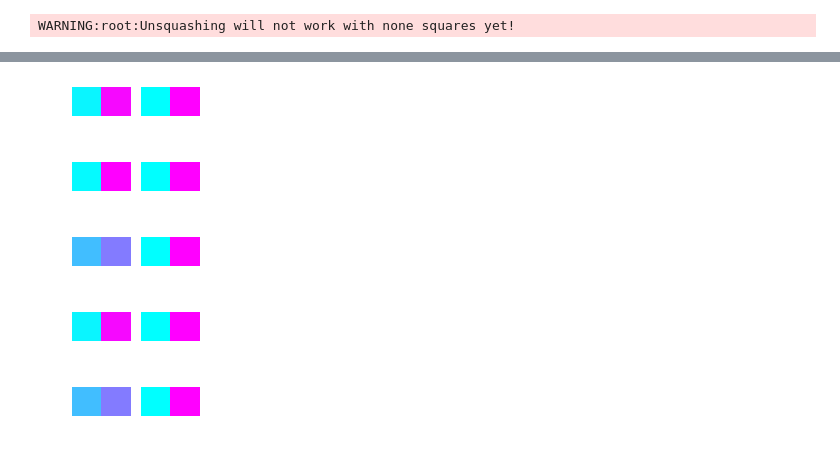
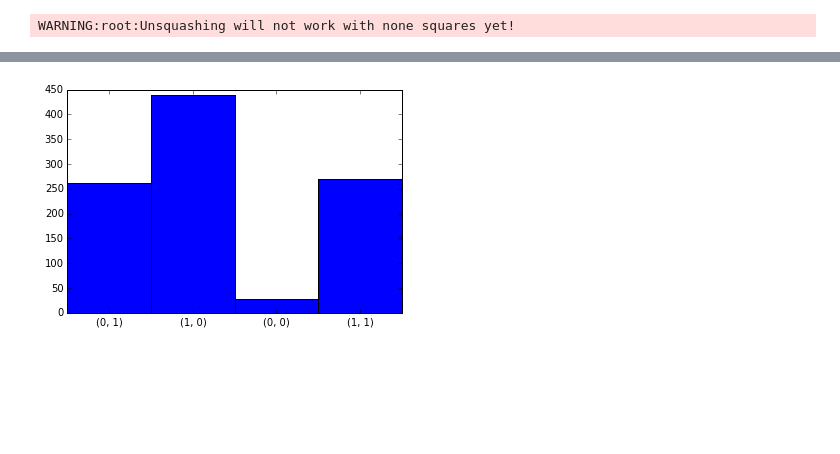
Before and after one commit to garibaldu/multicauseRBM, a Jupyter notebook: Max/ORBM-Training.ipynb, the cells around one changed output, grey strips where cells are left out. Cells and saved outputs as stored; diff of their text form; code cells hidden in the pictures; blank space fills up the shorter version.

```diff
--- a/Max/ORBM-Training.ipynb
+++ b/Max/ORBM-Training.ipynb
@@ -130,9 +128,4 @@ for i in range(5):
-# %%
-for i in range(5):
-    pp.images(sampler_b.reconstruction_given_visible(datasets.squash_images(dataset_one), return_sigmoid=True).reshape(2,1,2) , color_range=(0,1))
-# %% [output]
-[figure, removed]
-[figure, removed]
-[figure, removed]
-[figure, removed]
-[figure, removed]
+# %%
+plot_orbm_dreams(rbm_vanilla, rbm_vanilla, orbm_sampler)
+# %% [output]
+[figure, added]
```
Also changed, not shown: parts of 20 cells of this notebook, 4 other files.
